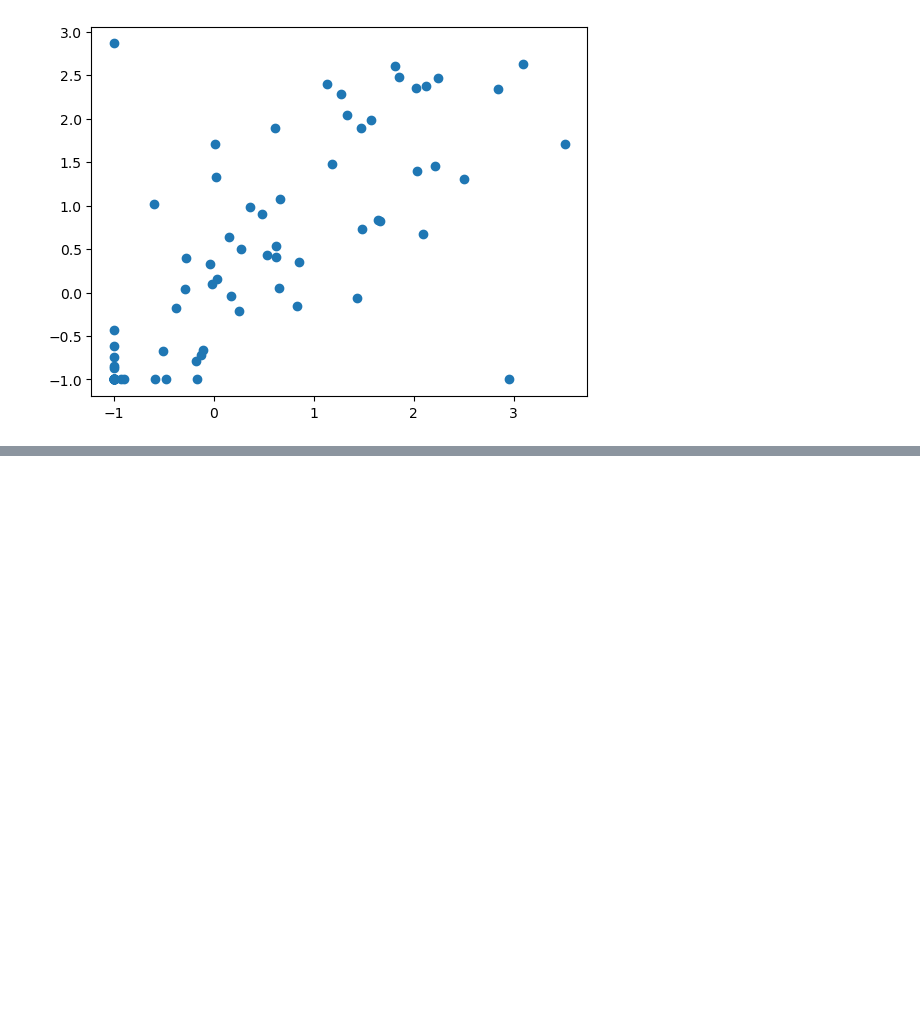
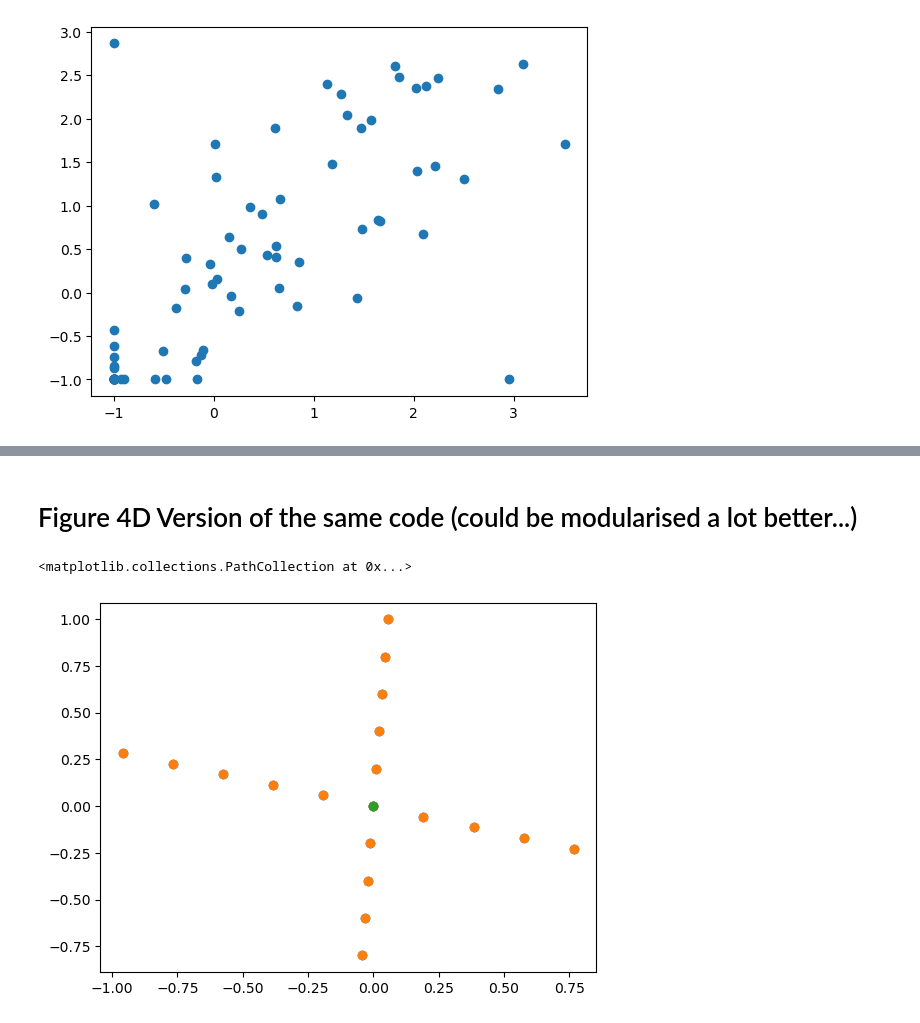
Before and after one commit to WilburDoz/SAE_Identifiability, a Jupyter notebook: 2_variable_toy_check.ipynb, the cells around one changed output, grey strips where cells are left out. Saved outputs shown, nothing was run; the diff lists cells and outputs as text; code cells hidden in the pictures; blank space fills up the shorter version.

```diff
--- a/2_variable_toy_check.ipynb
+++ b/2_variable_toy_check.ipynb
@@ -261,3 +263,65 @@ plt.scatter(x[0,:], x[1,:], c = best_params_this_theta['G'][0,:], s = 100)
 # %%
 # Save it here for later pretty plotting in Clean_Plot_Maker
 #np.save('modularity_index_b.npy', modularity_index)
+# %% [markdown]
+# Figure 4D Version of the same code (could be modularised a lot better...)
+# %%
+def geometric_median(X, eps=1e-10, tol=1e-8, max_iter=500):
+    """
+    Geometric median of the rows of X (shape (N, d)) via the
+    Vardi-Zhang modification of Weiszfeld. Robust to iterates
+    coinciding with data points.
+    """
+    X = np.asarray(X, dtype=float)
+    y = X.mean(axis=0)  # warm start at the centroid
+
+    for _ in range(max_iter):
+        diffs = X - y                          # (N, d)
+        dists = np.linalg.norm(diffs, axis=1)  # (N,)
+
+        mask = dists > eps                     # non-coincident points
+        eta = (~mask).sum()                    # coincident count
+
+        if eta == len(X):
+            return y                           # all points coincide
+
+        w = 1.0 / dists[mask]
+        T_tilde = (X[mask] * w[:, None]).sum(0) / w.sum()
+
+        if eta == 0:
+            y_new = T_tilde                    # standard Weiszfeld
+        else:
+            unit_grads = diffs[mask] / dists[mask, None]
+            R = np.linalg.norm(unit_grads.sum(0))
+            if R <= eta:
+                return y                       # subgradient contains 0
+            r = eta / R
+            y_new = (1.0 - r) * T_tilde + r * y
+
+        if np.linalg.norm(y_new - y) < tol:
+            return y_new
+        y = y_new
+
+    return y
+
+thetas = np.random.normal(0, 1, [2])
+mags = np.arange(-1, 1, 0.2)
+
+x = []
+for theta in thetas:
+    x.append(mags[:,None]*np.array([np.cos(theta), np.sin(theta)])[None,:])
+x = np.stack(x)
+x = np.vstack([x[0,:,:], x[1,:,:]])
+x = np.array(x).T
+plt.scatter(x[0,:], x[1,:])
+
+D = x.shape[1]
+
+u = geometric_median(x.T)
+#np.divide(x + u[:,None], [None,:])
+plt.scatter(x[0,:], x[1,:])
+
+plt.scatter(u[0], u[1])
+# %% [output]
+<matplotlib.collections.PathCollection at 0x...>
+[figure, added]
```
Also changed, not shown: parts of 8 cells of this notebook.
